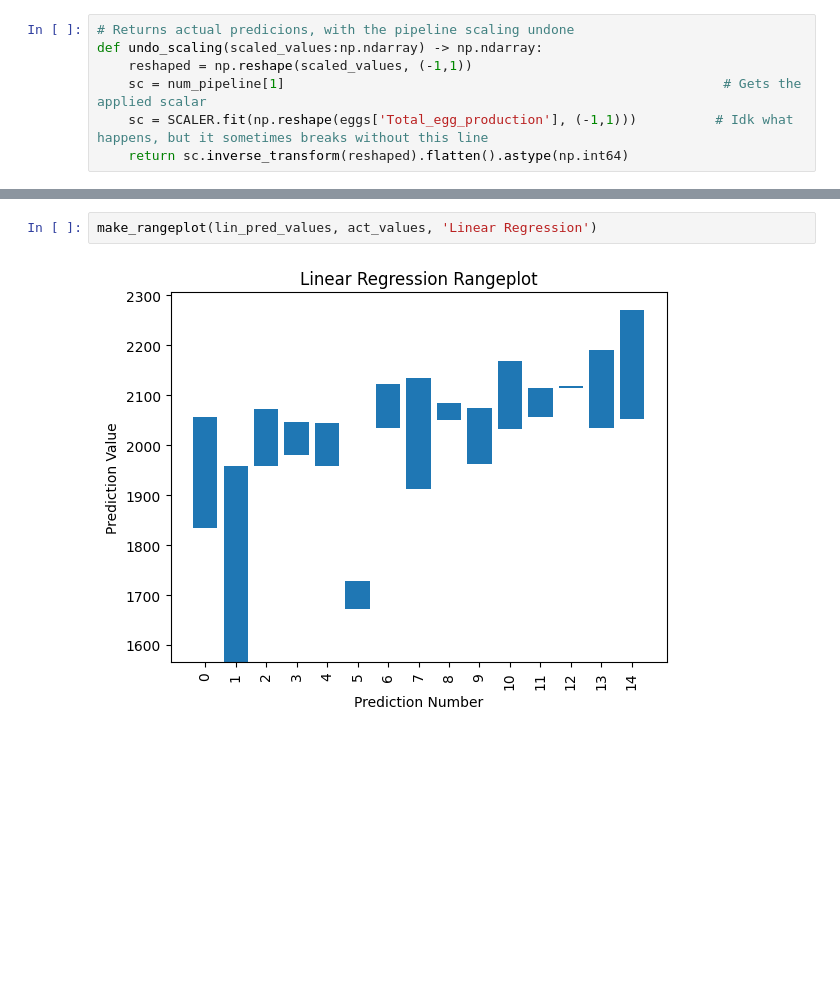
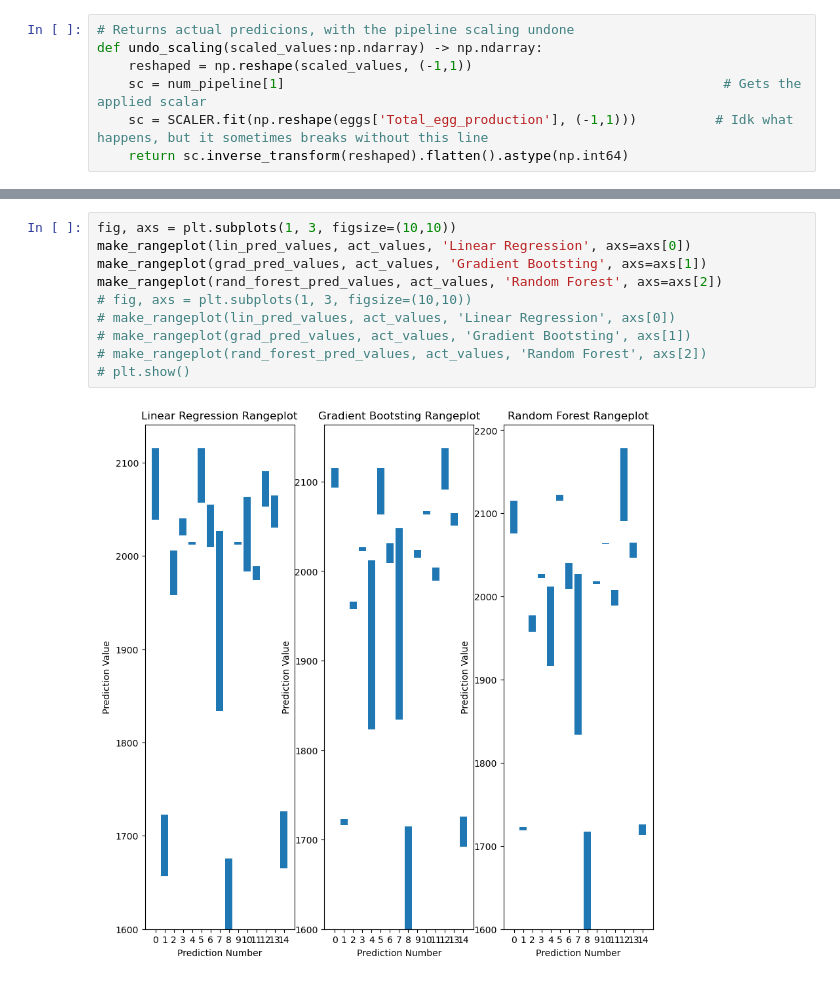
Before and after one commit to ItsJJH/egg-ai-project, a Jupyter notebook: TheNotebook.ipynb, the cells around one changed output, grey strips where cells are left out. Drawn from its saved outputs; the diff is of its cells as text; blank space fills up the shorter version.

```diff
--- a/TheNotebook.ipynb
+++ b/TheNotebook.ipynb
@@ -510,5 +516,13 @@ print(rand_forest_pred_values)
-# %%
-make_rangeplot(lin_pred_values, act_values, 'Linear Regression')
-# %% [output]
-[figure, removed]
+# %%
+fig, axs = plt.subplots(1, 3, figsize=(10,10))
+make_rangeplot(lin_pred_values, act_values, 'Linear Regression', axs=axs[0])
+make_rangeplot(grad_pred_values, act_values, 'Gradient Bootsting', axs=axs[1])
+make_rangeplot(rand_forest_pred_values, act_values, 'Random Forest', axs=axs[2])
+# fig, axs = plt.subplots(1, 3, figsize=(10,10))
+# make_rangeplot(lin_pred_values, act_values, 'Linear Regression', axs[0])
+# make_rangeplot(grad_pred_values, act_values, 'Gradient Bootsting', axs[1])
+# make_rangeplot(rand_forest_pred_values, act_values, 'Random Forest', axs[2])
+# plt.show()
+# %% [output]
+[figure, added]
 # %%
```
Also changed, not shown: parts of 21 cells of this notebook.
